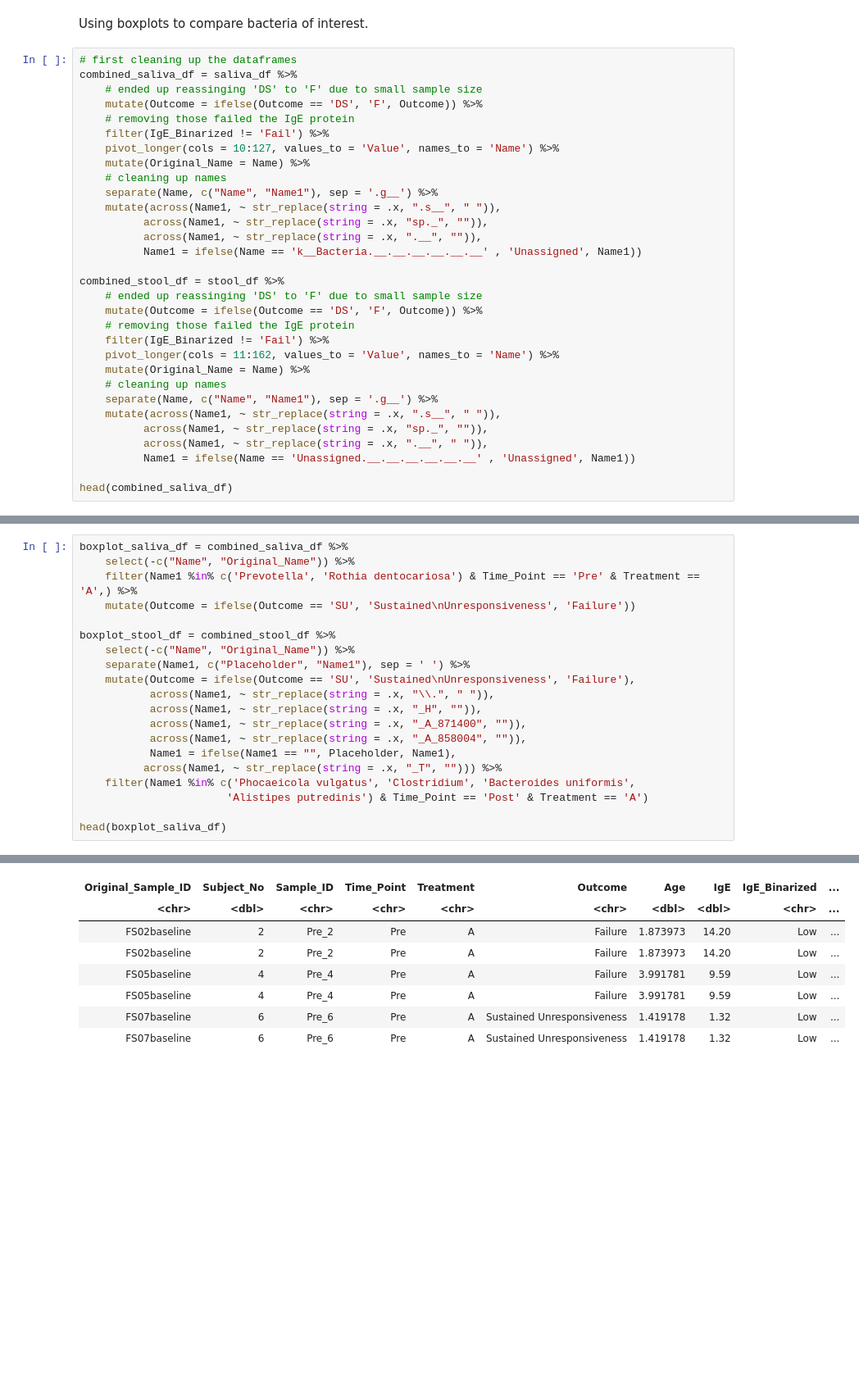
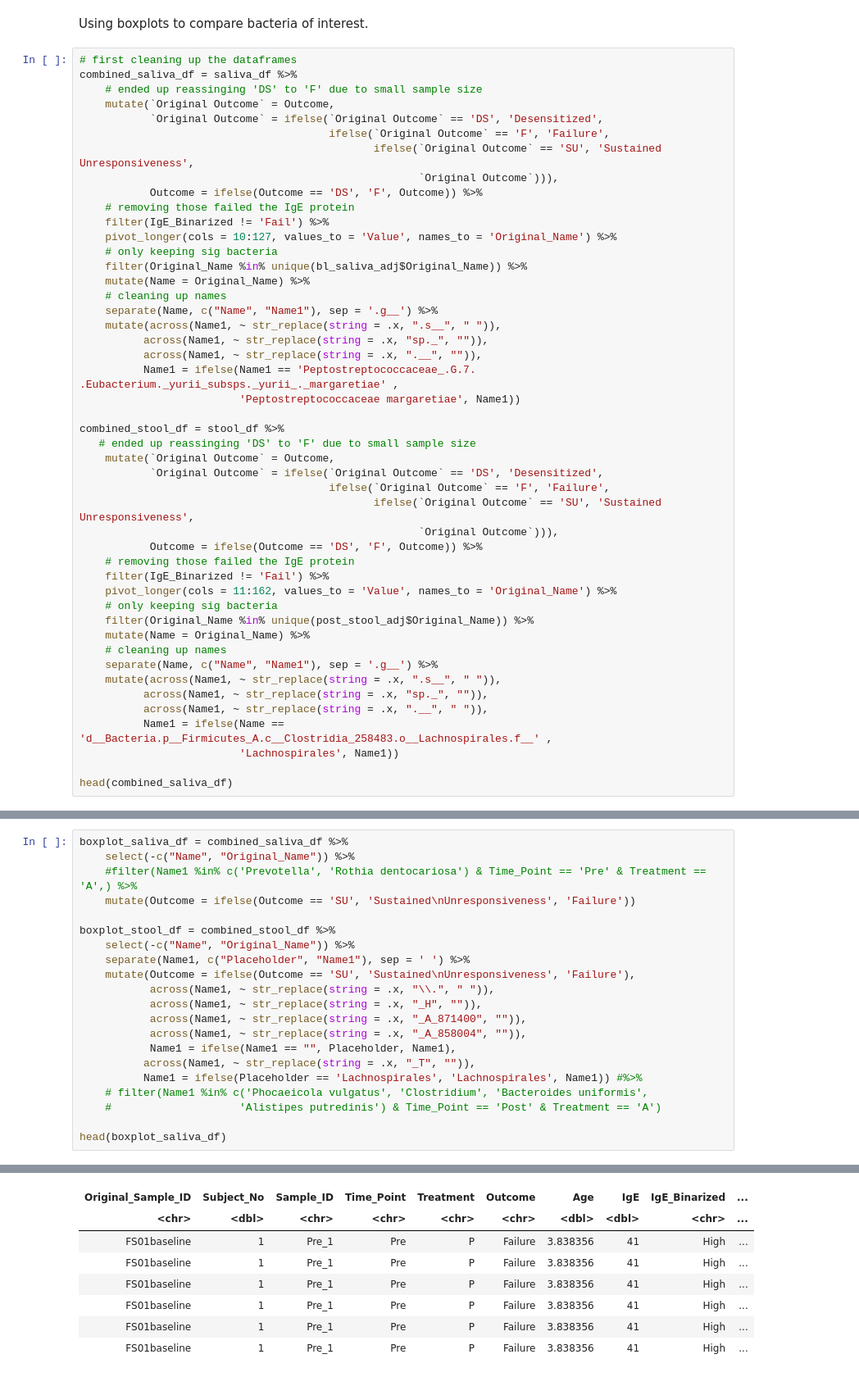
Before and after one commit to Ragerlab/P1013.-Microbiome-Peanut-Allergy, a Jupyter notebook: 3. Individual Bacteria Visualizations/Boxplots.ipynb, the cells around one changed output, grey strips where cells are left out. Shown at 82% size. Drawn from its saved outputs; the diff is of its cells as text; blank space fills up the shorter version.

```diff
--- a/3. Individual Bacteria Visualizations/Boxplots.ipynb
+++ b/3. Individual Bacteria Visualizations/Boxplots.ipynb
@@ -42,31 +46,47 @@ Using boxplots to compare bacteria of interest.
 # first cleaning up the dataframes
 combined_saliva_df = saliva_df %>%
     # ended up reassinging 'DS' to 'F' due to small sample size
-    mutate(Outcome = ifelse(Outcome == 'DS', 'F', Outcome)) %>%
+    mutate(`Original Outcome` = Outcome,
+           `Original Outcome` = ifelse(`Original Outcome` == 'DS', 'Desensitized',
+                                       ifelse(`Original Outcome` == 'F', 'Failure',
+                                              ifelse(`Original Outcome` == 'SU', 'Sustained Unresponsiveness',
+                                                     `Original Outcome`))),
+           Outcome = ifelse(Outcome == 'DS', 'F', Outcome)) %>%
     # removing those failed the IgE protein
     filter(IgE_Binarized != 'Fail') %>%
-    pivot_longer(cols = 10:127, values_to = 'Value', names_to = 'Name') %>%
-    mutate(Original_Name = Name) %>%
+    pivot_longer(cols = 10:127, values_to = 'Value', names_to = 'Original_Name') %>%
+    # only keeping sig bacteria
+    filter(Original_Name %in% unique(bl_saliva_adj$Original_Name)) %>%
+    mutate(Name = Original_Name) %>%
     # cleaning up names
     separate(Name, c("Name", "Name1"), sep = '.g__') %>%
     mutate(across(Name1, ~ str_replace(string = .x, ".s__", " ")),
           across(Name1, ~ str_replace(string = .x, "sp._", "")),
           across(Name1, ~ str_replace(string = .x, ".__", "")),
-          Name1 = ifelse(Name == 'k__Bacteria.__.__.__.__.__.__' , 'Unassigned', Name1))
+          Name1 = ifelse(Name1 == 'Peptostreptococcaceae_.G.7. .Eubacterium._yurii_subsps._yurii_._margaretiae' ,
+                         'Peptostreptococcaceae margaretiae', Name1))
 
 combined_stool_df = stool_df %>%
-    # ended up reassinging 'DS' to 'F' due to small sample size
-    mutate(Outcome = ifelse(Outcome == 'DS', 'F', Outcome)) %>%
+   # ended up reassinging 'DS' to 'F' due to small sample size
+    mutate(`Original Outcome` = Outcome,
+           `Original Outcome` = ifelse(`Original Outcome` == 'DS', 'Desensitized',
+                                       ifelse(`Original Outcome` == 'F', 'Failure',
+                                              ifelse(`Original Outcome` == 'SU', 'Sustained Unresponsiveness',
+                                                     `Original Outcome`))),
+           Outcome = ifelse(Outcome == 'DS', 'F', Outcome)) %>%
     # removing those failed the IgE protein
     filter(IgE_Binarized != 'Fail') %>%
-    pivot_longer(cols = 11:162, values_to = 'Value', names_to = 'Name') %>%
-    mutate(Original_Name = Name) %>%
+    pivot_longer(cols = 11:162, values_to = 'Value', names_to = 'Original_Name') %>%
+    # only keeping sig bacteria
+    filter(Original_Name %in% unique(post_stool_adj$Original_Name)) %>%
+    mutate(Name = Original_Name) %>%
     # cleaning up names
     separate(Name, c("Name", "Name1"), sep = '.g__') %>%
     mutate(across(Name1, ~ str_replace(string = .x, ".s__", " ")),
           across(Name1, ~ str_replace(string = .x, "sp._", "")),
           across(Name1, ~ str_replace(string = .x, ".__", " ")),
-          Name1 = ifelse(Name == 'Unassigned.__.__.__.__.__.__' , 'Unassigned', Name1))
+          Name1 = ifelse(Name == 'd__Bacteria.p__Firmicutes_A.c__Clostridia_258483.o__Lachnospirales.f__' ,
+                         'Lachnospirales', Name1))
 
 head(combined_saliva_df)
 # %% [output]
@@ -90,7 +102,7 @@ A tibble: 6 × 13
 # %%
 boxplot_saliva_df = combined_saliva_df %>%
     select(-c("Name", "Original_Name")) %>%
-    filter(Name1 %in% c('Prevotella', 'Rothia dentocariosa') & Time_Point == 'Pre' & Treatment == 'A',) %>%
+    #filter(Name1 %in% c('Prevotella', 'Rothia dentocariosa') & Time_Point == 'Pre' & Treatment == 'A',) %>%
     mutate(Outcome = ifelse(Outcome == 'SU', 'Sustained\nUnresponsiveness', 'Failure'))
 
 boxplot_stool_df = combined_stool_df %>%
@@ -102,9 +114,10 @@ boxplot_stool_df = combined_stool_df %>%
            across(Name1, ~ str_replace(string = .x, "_A_871400", "")),
            across(Name1, ~ str_replace(string = .x, "_A_858004", "")),
            Name1 = ifelse(Name1 == "", Placeholder, Name1),
-          across(Name1, ~ str_replace(string = .x, "_T", ""))) %>%
-    filter(Name1 %in% c('Phocaeicola vulgatus', 'Clostridium', 'Bacteroides uniformis',
-                       'Alistipes putredinis') & Time_Point == 'Post' & Treatment == 'A')
+          across(Name1, ~ str_replace(string = .x, "_T", "")),
+          Name1 = ifelse(Placeholder == 'Lachnospirales', 'Lachnospirales', Name1)) #%>%
+    # filter(Name1 %in% c('Phocaeicola vulgatus', 'Clostridium', 'Bacteroides uniformis',
+    #                    'Alistipes putredinis') & Time_Point == 'Post' & Treatment == 'A')
 
 head(boxplot_saliva_df)
 # %% [output]
@@ -116,9 +129,9 @@ A tibble: 6 × 11
 | Original_Sample_ID | Subject_No | Sample_ID | Time_Point | Treatment | Outcome | Age | IgE | IgE_Binarized | ... |
 | <chr> | <dbl> | <chr> | <chr> | <chr> | <chr> | <dbl> | <dbl> | <chr> | ... |
-| FS02baseline | 2 | Pre_2 | Pre | A | Failure | 1.873973 | 14.20 | Low | ... |
-| FS02baseline | 2 | Pre_2 | Pre | A | Failure | 1.873973 | 14.20 | Low | ... |
-| FS05baseline | 4 | Pre_4 | Pre | A | Failure | 3.991781 | 9.59 | Low | ... |
-| FS05baseline | 4 | Pre_4 | Pre | A | Failure | 3.991781 | 9.59 | Low | ... |
-| FS07baseline | 6 | Pre_6 | Pre | A | Sustained Unresponsiveness | 1.419178 | 1.32 | Low | ... |
-| FS07baseline | 6 | Pre_6 | Pre | A | Sustained Unresponsiveness | 1.419178 | 1.32 | Low | ... |
+| FS01baseline | 1 | Pre_1 | Pre | P | Failure | 3.838356 | 41 | High | ... |
+| FS01baseline | 1 | Pre_1 | Pre | P | Failure | 3.838356 | 41 | High | ... |
+| FS01baseline | 1 | Pre_1 | Pre | P | Failure | 3.838356 | 41 | High | ... |
+| FS01baseline | 1 | Pre_1 | Pre | P | Failure | 3.838356 | 41 | High | ... |
+| FS01baseline | 1 | Pre_1 | Pre | P | Failure | 3.838356 | 41 | High | ... |
+| FS01baseline | 1 | Pre_1 | Pre | P | Failure | 3.838356 | 41 | High | ... |
 # %%
```
Also changed, not shown: parts of 7 cells of this notebook.
